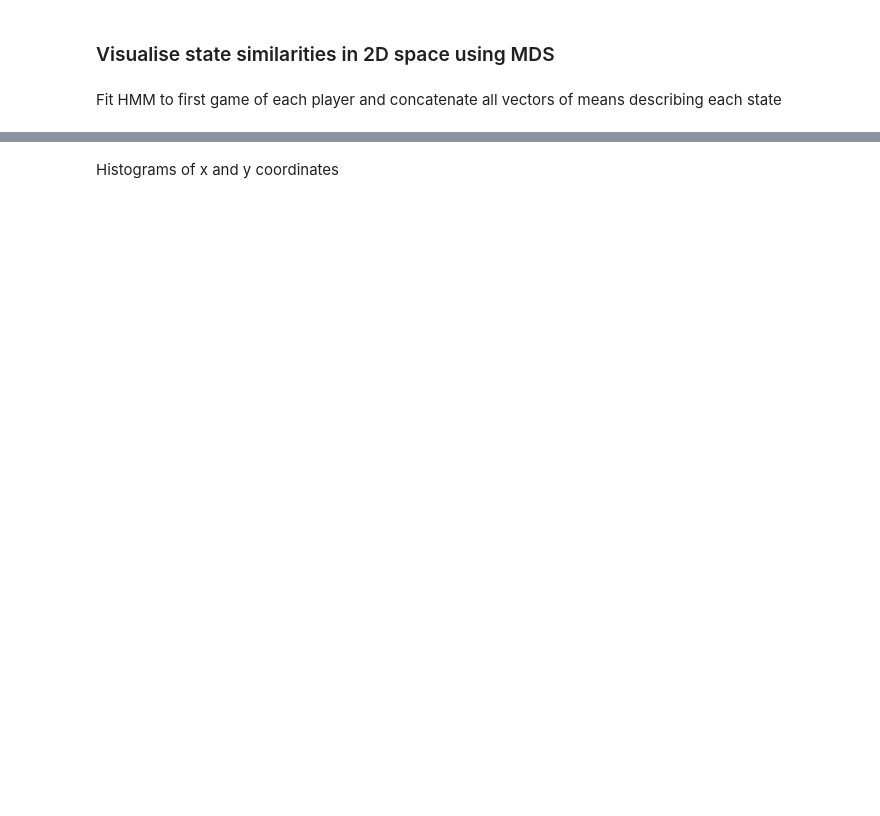
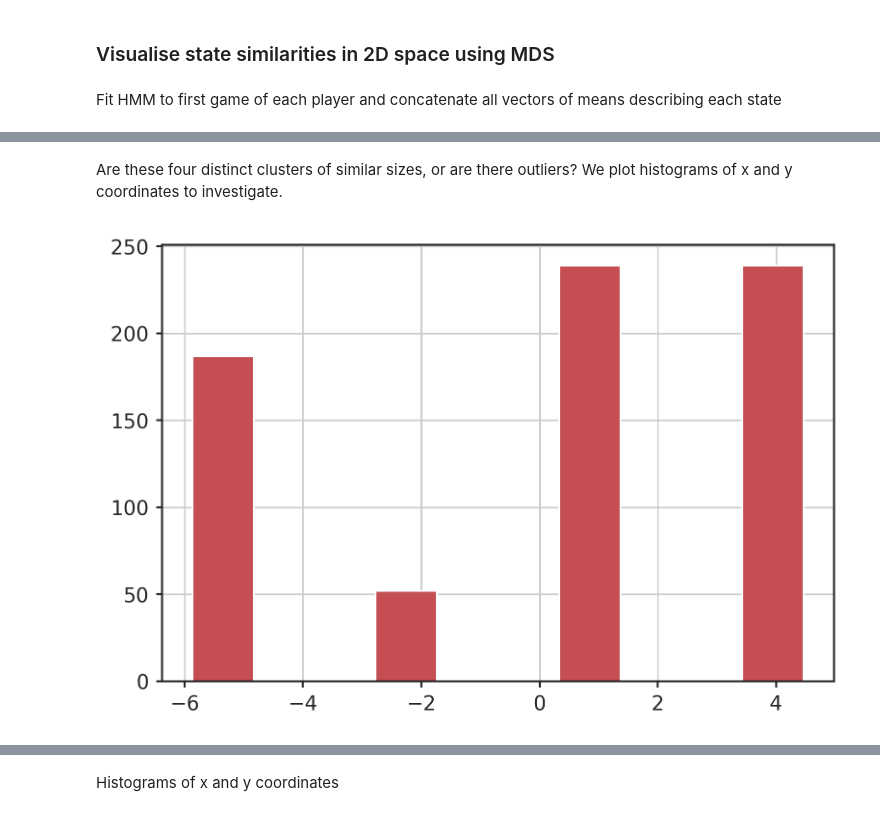
Before and after one commit to ozvar/tetris_osf_exploration, a Jupyter notebook: HMMs.ipynb, the cells around one changed output, grey strips where cells are left out. Cells and saved outputs as stored; diff of their text form; code cells hidden in the pictures; blank space fills up the shorter version.

```diff
--- a/HMMs.ipynb
+++ b/HMMs.ipynb
@@ -423,0 +437,8 @@ mds = manifold.MDS(
+# %% [markdown]
+Are these four distinct clusters of similar sizes, or are there outliers?
+We plot histograms of x and y coordinates to investigate.
+# %%
+plt.hist(pos2d[:,0])
+plt.show()
+# %% [output]
+[figure, added]
```
Also changed, not shown: parts of 29 cells of this notebook.
